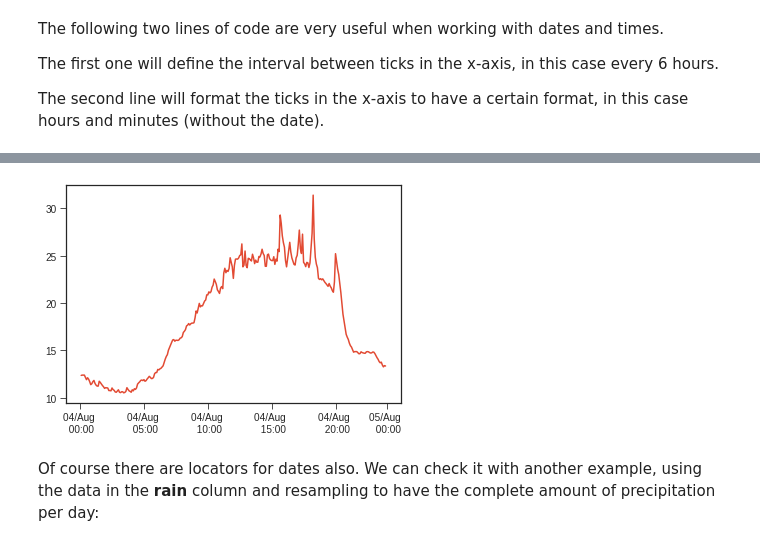
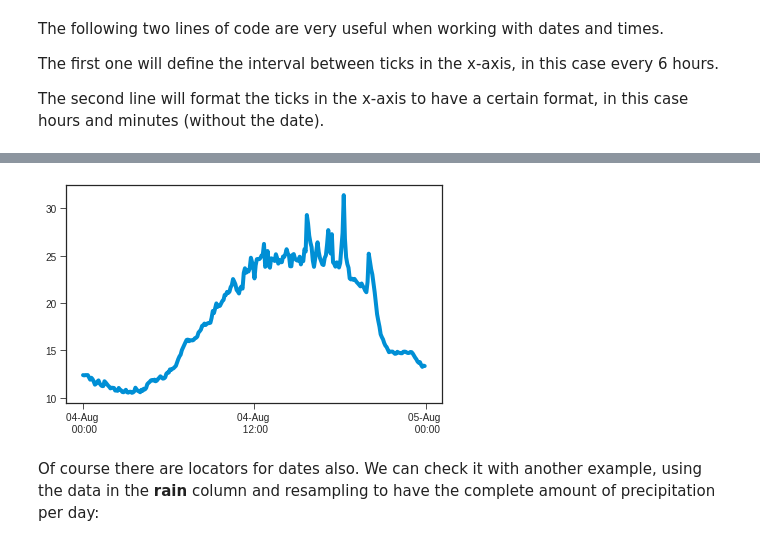
Before and after one commit to lskl/FIT_python_data, a Jupyter notebook: 5_matplotlib.ipynb, the cells around one changed output, grey strips where cells are left out. Drawn from its saved outputs; the diff is of its cells as text; code cells hidden in the pictures.

```diff
--- a/5_matplotlib.ipynb
+++ b/5_matplotlib.ipynb
@@ -445,7 +451,7 @@ simple_graph()
 # %% [markdown]
 To activate a style "permanently" use the following command:
 # %%
-plt.style.use( 'ggplot' ) # Set 'ggplot' as the plotting style from now on
+plt.style.use( 'fivethirtyeight' ) # Set 'ggplot' as the plotting style from now on
 # %% [markdown]
 Our simple graph now looks like:
 # %%
@@ -668,7 +694,7 @@ We can start with the first day, April 18th 2018.
 start = pd.Timestamp( '2019-08-04, 00:00:00' )
 end = pd.Timestamp( '2019-08-05, 00:00:00' )
 # %%
-condition_start = df_climate.index > start
+condition_start = df_climate.index >= start
 condition_end = df_climate.index < end
 
 one_day_only = df_climate[ condition_start & condition_end ]
@@ -717,23 +741,23 @@ list( range(0,24,12) )
 # %%
 #---------------------------------------------------------------------
 # Part 1: Create a figure and axis using plt.subplots
 fig, ax = plt.subplots()
 #---------------------------------------------------------------------
 
 # Part 2: Plot, modify, plot again, include text, etc.
 ax.plot( one_day_only.index, one_day_only['Temperature'] )
 
 #Format axes
-ax.xaxis.set_major_locator( mdates.HourLocator( byhour=range(0,24,5) ) )
-ax.xaxis.set_major_formatter( mdates.DateFormatter('%d/%b \n %H:%M') )
+ax.xaxis.set_major_locator( mdates.HourLocator( byhour=range(0,24,12) ) )
+ax.xaxis.set_major_formatter( mdates.DateFormatter('%d-%b \n %H:%M') )
 
 #---------------------------------------------------------------------
 # Part 3: Show, save to file, and close
 plt.show( fig )
 plt.close( fig )
 #---------------------------------------------------------------------
 # %% [output]
-[figure, old version]
+[figure, new version]
 # %% [markdown]
 Of course there are locators for dates also. We can check it with another example, using the data in the **rain** column and resampling to have the complete amount of precipitation per day:
 # %%
```
Also changed, not shown: parts of 30 cells of this notebook, 5 other files.
